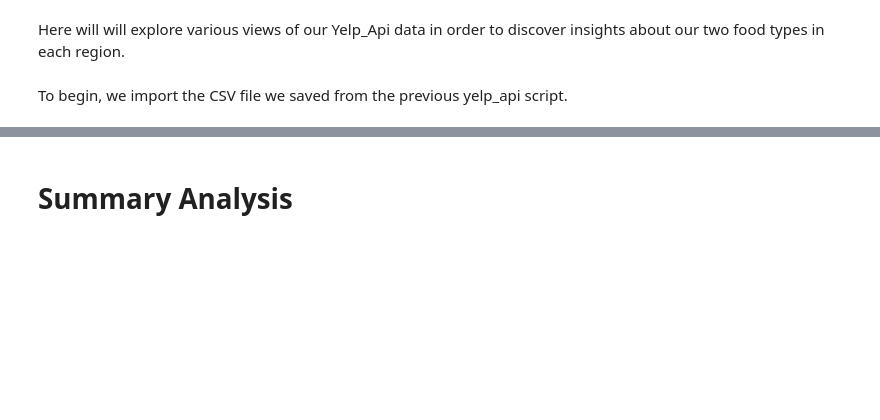
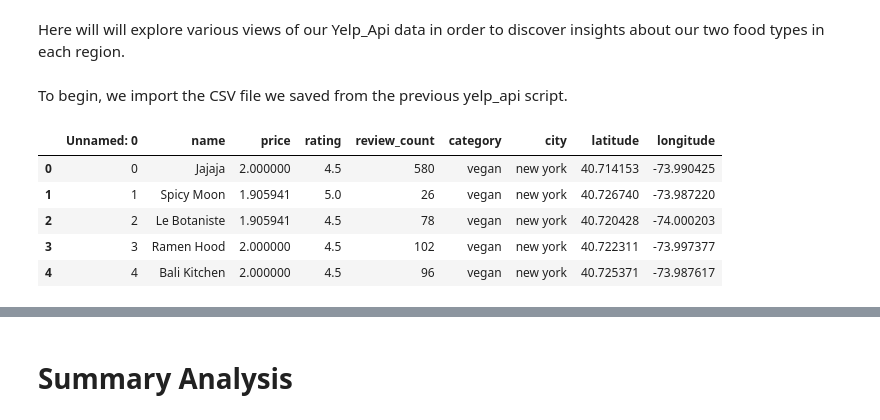
Before and after one commit to lewi0332/flatiron_mod_1_project, a Jupyter notebook: yelp_plots.ipynb, the cells around one changed output, grey strips where cells are left out. Saved outputs shown, nothing was run; the diff lists cells and outputs as text; code cells hidden in the pictures; blank space fills up the shorter version.

```diff
--- a/yelp_plots.ipynb
+++ b/yelp_plots.ipynb
@@ -12,6 +12,13 @@ import seaborn as sns
 # %%
 df = pd.read_csv("yelp_master_data.csv")
 # %%
-df.describe()
+df.head()
+# %% [output]
+|  | Unnamed: 0 | name | price | rating | review_count | category | city | latitude | longitude |
+| 0 | 0 | Jajaja | 2.000000 | 4.5 | 580 | vegan | new york | 40.714153 | -73.990425 |
+| 1 | 1 | Spicy Moon | 1.905941 | 5.0 | 26 | vegan | new york | 40.726740 | -73.987220 |
+| 2 | 2 | Le Botaniste | 1.905941 | 4.5 | 78 | vegan | new york | 40.720428 | -74.000203 |
+| 3 | 3 | Ramen Hood | 2.000000 | 4.5 | 102 | vegan | new york | 40.722311 | -73.997377 |
+| 4 | 4 | Bali Kitchen | 2.000000 | 4.5 | 96 | vegan | new york | 40.725371 | -73.987617 |
 # %%
 df.info()
```
Also changed, not shown: parts of 15 cells of this notebook.
